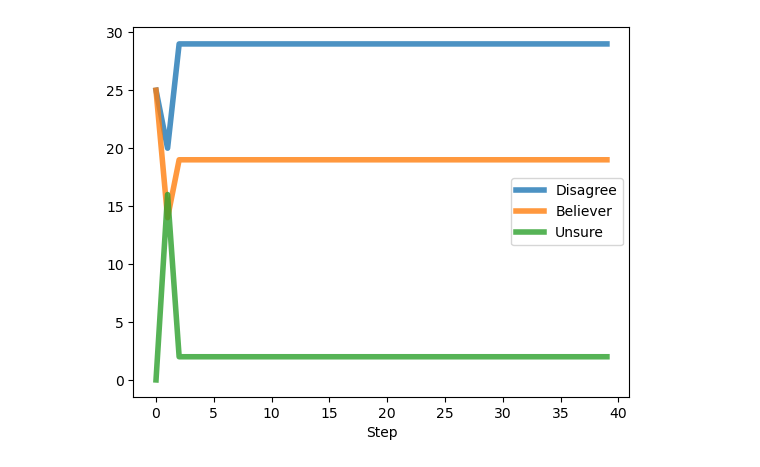
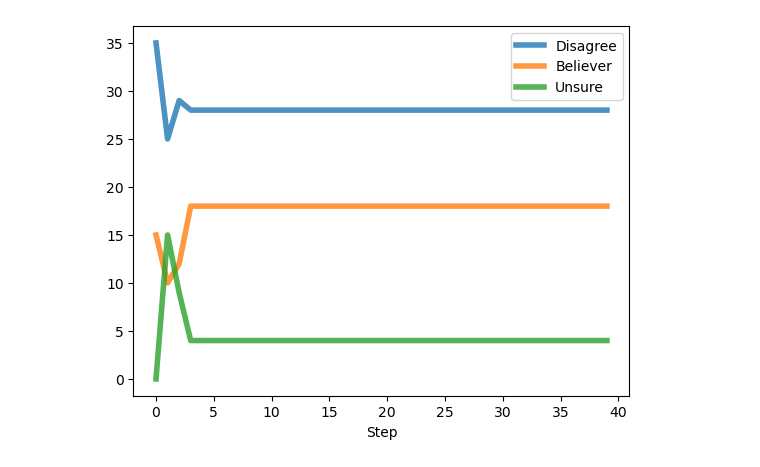
Before and after one commit to ChrisWitzany/opinion_network_model, a Jupyter notebook: simulation.ipynb, the cells around one changed output. Saved outputs shown, nothing was run; the diff lists cells and outputs as text; code cells hidden in the pictures.

```diff
--- a/simulation.ipynb
+++ b/simulation.ipynb
@@ -76,10 +50,19 @@ def driver(network_type, *params, initial_believers, p_opinion_change):
 # %%
 def plot_network(model):
     plot_network_visualization(model)
-# %%
-model = driver(NetworkType.CAVEMAN, 5, 10, initial_believers = 0.5, p_opinion_change = 0.15)
-# %% [output]
-[figure, removed]
+# %%
+"""
+outcome_matrix = np.zeros((100,100))
+
+for i in range (100):
+    for j in range (100):
+        model = driver(NetworkType.CAVEMAN, 5, 10, initial_believers = i / 100, p_opinion_change = j / 100)
+        outcome_matrix[i][j] = 0
+"""
+
+model = driver(NetworkType.CAVEMAN, 5, 10, initial_believers = 0.3, p_opinion_change = 0.1)
+# %% [output]
+[figure, added]
 # %%
 plot_network(model)
 # %% [output]
```
Also changed, not shown: parts of 5 cells of this notebook, 1 other file.
